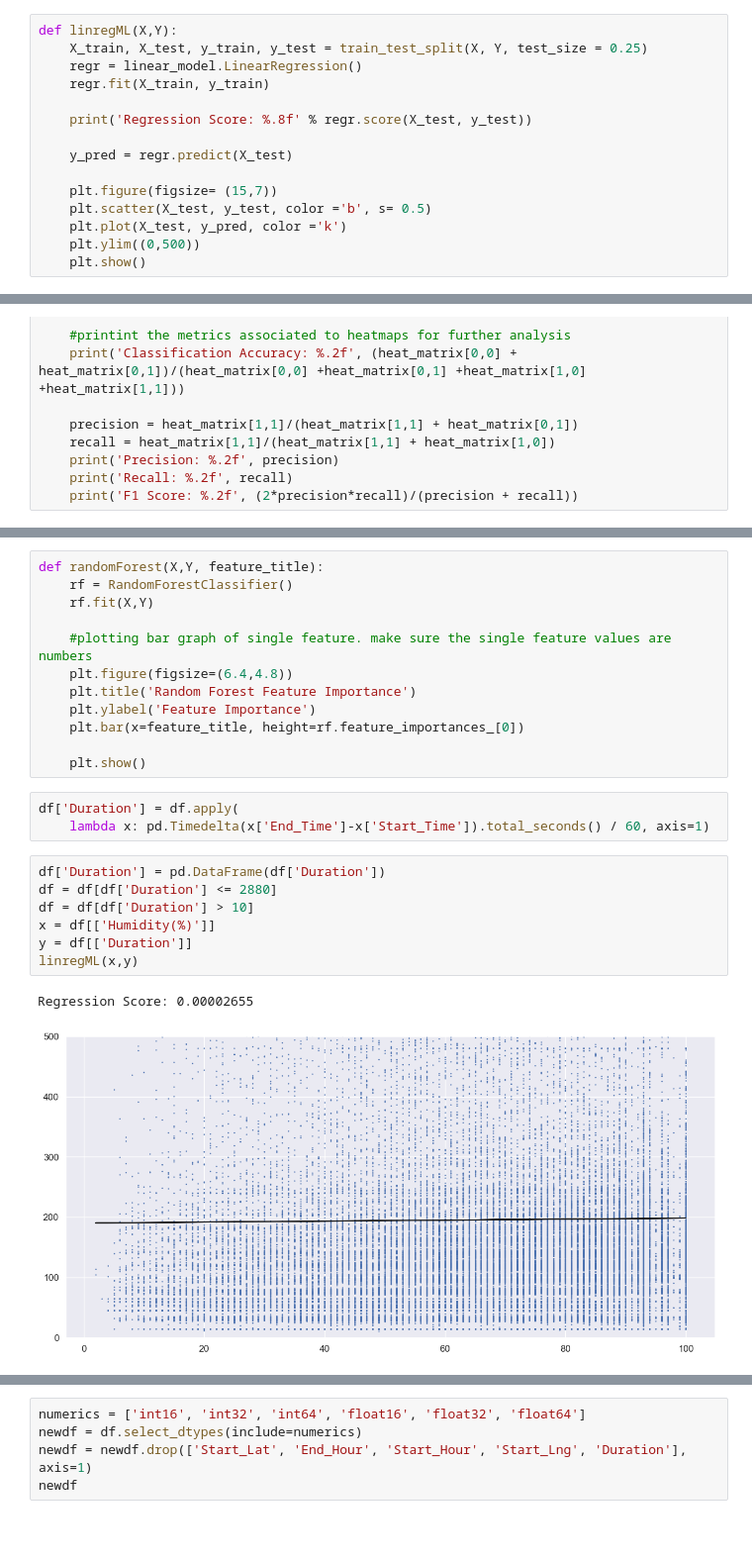
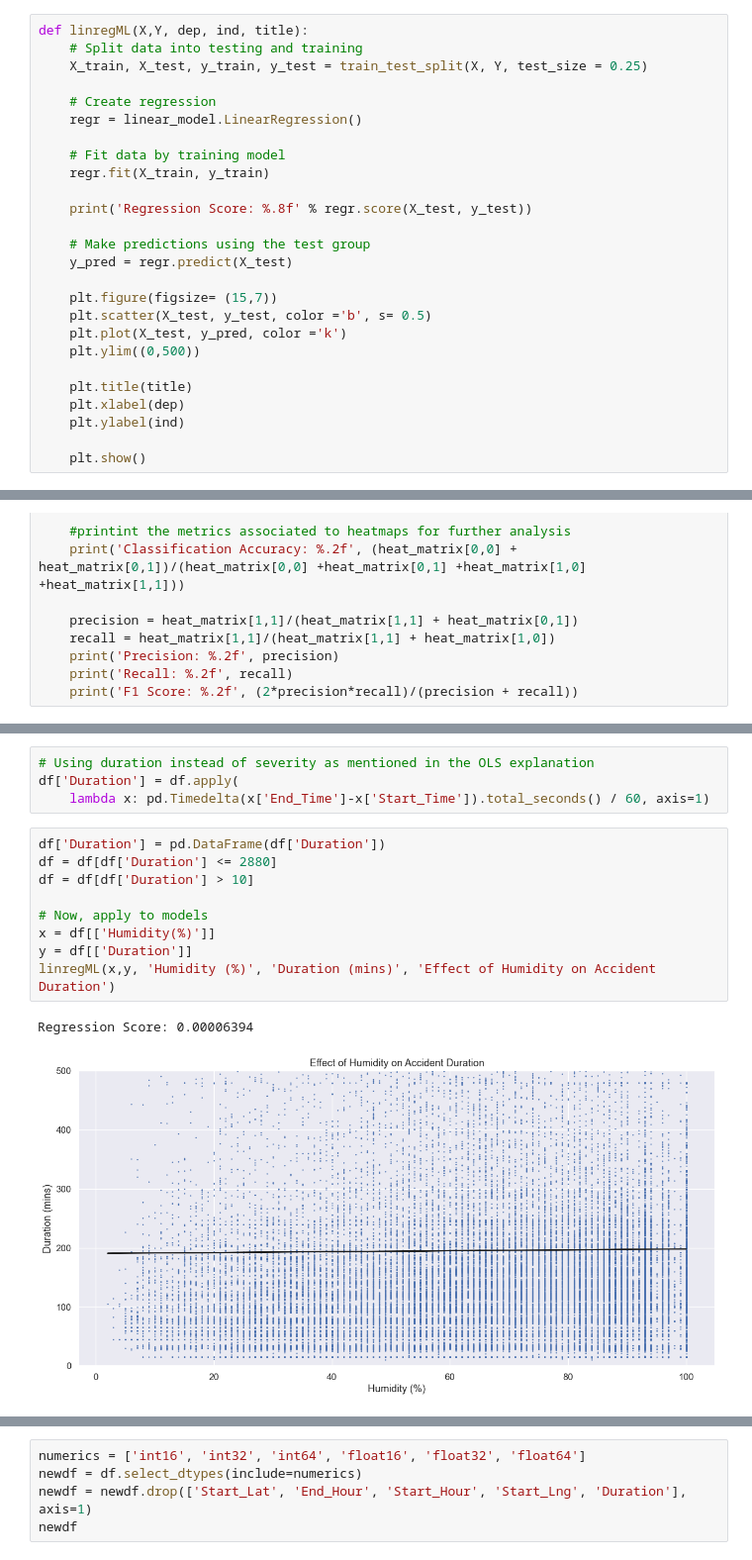
Before and after one commit to Anubis-vc/Anubis-vc.github.io, a Jupyter notebook: FinalProject.ipynb, the cells around one changed output, grey strips where cells are left out. Shown at 99% size. Cells and saved outputs as stored; diff of their text form; blank space fills up the shorter version.

```diff
--- a/FinalProject.ipynb
+++ b/FinalProject.ipynb
@@ -419,15 +431,26 @@ We chose a linear regression (least squares) as our first model. The simple mode
 # %%
-def linregML(X,Y):
+def linregML(X,Y, dep, ind, title):
+    # Split data into testing and training
     X_train, X_test, y_train, y_test = train_test_split(X, Y, test_size = 0.25)
+
+    # Create regression
     regr = linear_model.LinearRegression()
+
+    # Fit data by training model
     regr.fit(X_train, y_train)
 
     print('Regression Score: %.8f' % regr.score(X_test, y_test))
 
+    # Make predictions using the test group
     y_pred = regr.predict(X_test)
 
     plt.figure(figsize= (15,7))
     plt.scatter(X_test, y_test, color ='b', s= 0.5)
     plt.plot(X_test, y_pred, color ='k')
     plt.ylim((0,500))
+
+    plt.title(title)
+    plt.xlabel(dep)
+    plt.ylabel(ind)
+
     plt.show()
@@ -505,25 +528,16 @@ Since there are few features in the dataset that we find important. We are going
-# %%
-def randomForest(X,Y, feature_title):
-    rf = RandomForestClassifier()
-    rf.fit(X,Y)
-
-    #plotting bar graph of single feature. make sure the single feature values are  numbers
-    plt.figure(figsize=(6.4,4.8))
-    plt.title('Random Forest Feature Importance')
-    plt.ylabel('Feature Importance')
-    plt.bar(x=feature_title, height=rf.feature_importances_[0])
-
-    plt.show()
 # %%
+# Using duration instead of severity as mentioned in the OLS explanation
 df['Duration'] = df.apply(
     lambda x: pd.Timedelta(x['End_Time']-x['Start_Time']).total_seconds() / 60, axis=1)
 # %%
 df['Duration'] = pd.DataFrame(df['Duration'])
 df = df[df['Duration'] <= 2880]
 df = df[df['Duration'] > 10]
+
+# Now, apply to models
 x = df[['Humidity(%)']]
 y = df[['Duration']]
-linregML(x,y)
+linregML(x,y, 'Humidity (%)', 'Duration (mins)', 'Effect of Humidity on Accident Duration')
 # %% [output]
-Regression Score: 0.00002655
+Regression Score: 0.00006394
-[figure, old version]
+[figure, new version]
```
Also changed, not shown: parts of 47 cells of this notebook.
